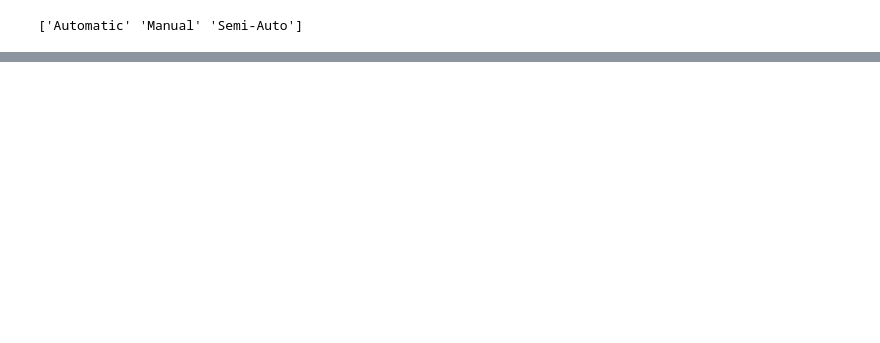
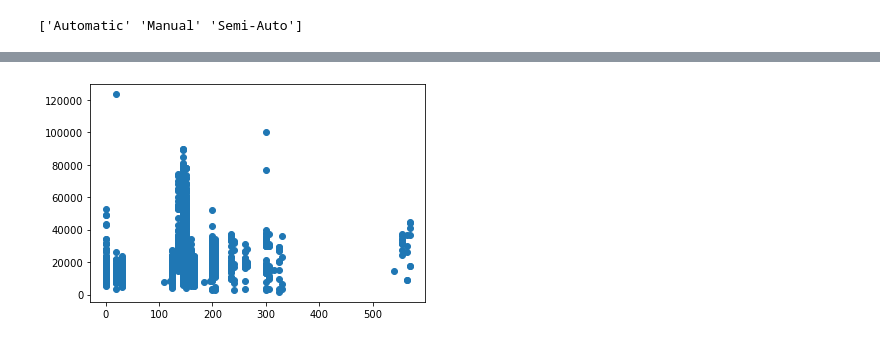
Before and after one commit to pulkit697/ml-starting, a Jupyter notebook: #dsc_challenge/graphing.ipynb, the cells around one changed output, grey strips where cells are left out. Saved outputs shown, nothing was run; the diff lists cells and outputs as text; code cells hidden in the pictures; blank space fills up the shorter version.

```diff
--- a/#dsc_challenge/graphing.ipynb
+++ b/#dsc_challenge/graphing.ipynb
@@ -50,0 +74,5 @@ plt.show()
+# %%
+plt.scatter(df.tax,df.price)
+plt.show()
+# %% [output]
+[figure, added]
```
Also changed, not shown: parts of 30 cells of this notebook, 2 other files.
